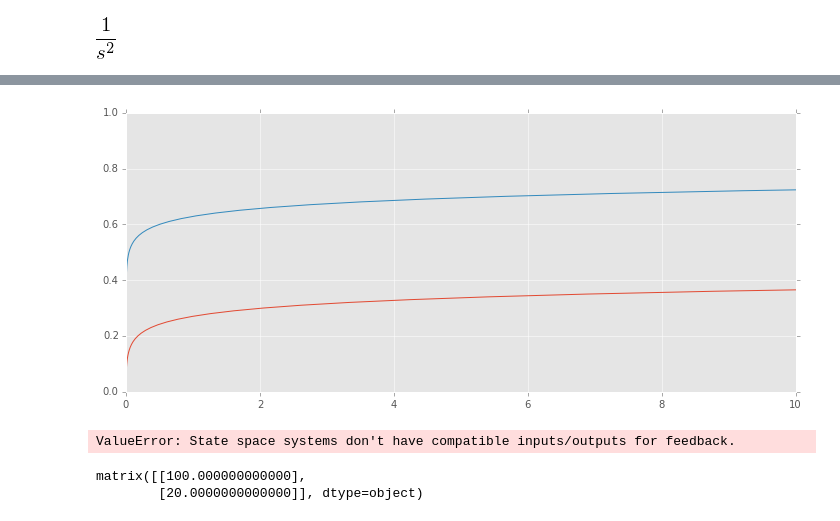
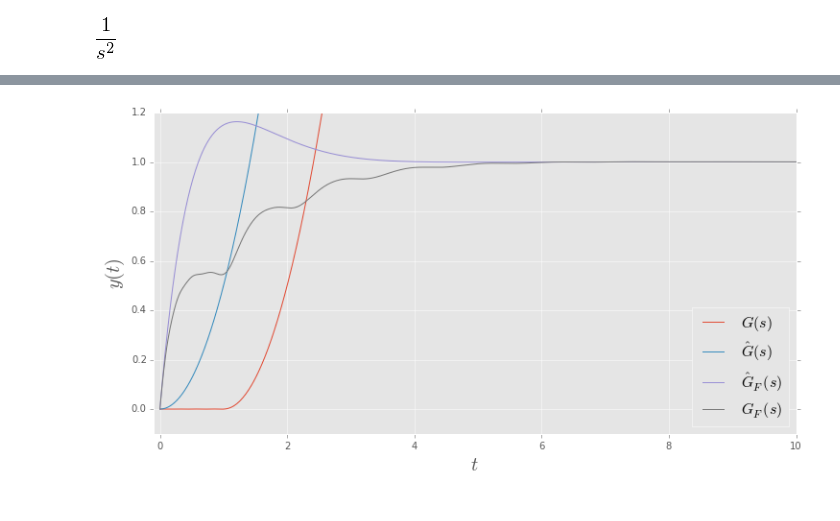
Before and after one commit to cad3na/DCA, a Jupyter notebook: IPythonNotebooks/Sistemas con retardo en la entrada/Tarea 8.ipynb, the cells around one changed output, grey strips where cells are left out. Saved outputs shown, nothing was run; the diff lists cells and outputs as text; code cells hidden in the pictures.

```diff
--- a/IPythonNotebooks/Sistemas con retardo en la entrada/Tarea 8.ipynb
+++ b/IPythonNotebooks/Sistemas con retardo en la entrada/Tarea 8.ipynb
@@ -151 +126,5 @@ ax.set_xlim(0, 10);
+# %%
+A1 = matrix(A1.tolist(), dtype=float)
+B1 = matrix(B1.tolist(), dtype=float)
+C1 = matrix(C1.tolist(), dtype=float)
 # %%
@@ -161,36 +134,0 @@ matrix([[   0.,    1.],
-# %%
-ss1 = ss(A1, B1, C1, 0)
-ss1re = ss(A1 + B1*k1, B1, C1, 0)
-
-t1, y1 = step(ss1, t)
-td, yd = step(ss1*delay, t)
-tr, yr = step(ss1re, t)
-trd, yrd = step(ss1re*delay, t)
-# %%
-A1 = matrix([[0, 1], [0, 0]])
-B1 = matrix([[0], [1]])
-C1 = matrix([[1, 0]])
-
-ss1 = ss(A1, B1, C1, 0)
-# %%
-f = figure(figsize=(12, 5))
-
-#plot(t1, y1)
-#plot(td, yd)
-plot(tr, yr)
-plot(trd, yrd)
-
-ax = f.gca()
-ax.set_xlim(0, 10)
-ax.set_ylim(0, 1);
-# %% [output]
-[figure, removed]
-# %%
-ss1.feedback(k1)
-# %% [output]
-ValueError: State space systems don't have compatible inputs/outputs for feedback.
-# %%
-k.T
-# %% [output]
-matrix([[100.000000000000],
-        [20.0000000000000]], dtype=object)
@@ -197 +195,5 @@ matrix([[100.000000000000],
+# %%
+smith_predictor(A1, B1, C1, 0, k=[3, 3], t=(0, 10))
+# %% [output]
+[figure, added]
 # %%
```
Also changed, not shown: parts of 20 cells of this notebook.
